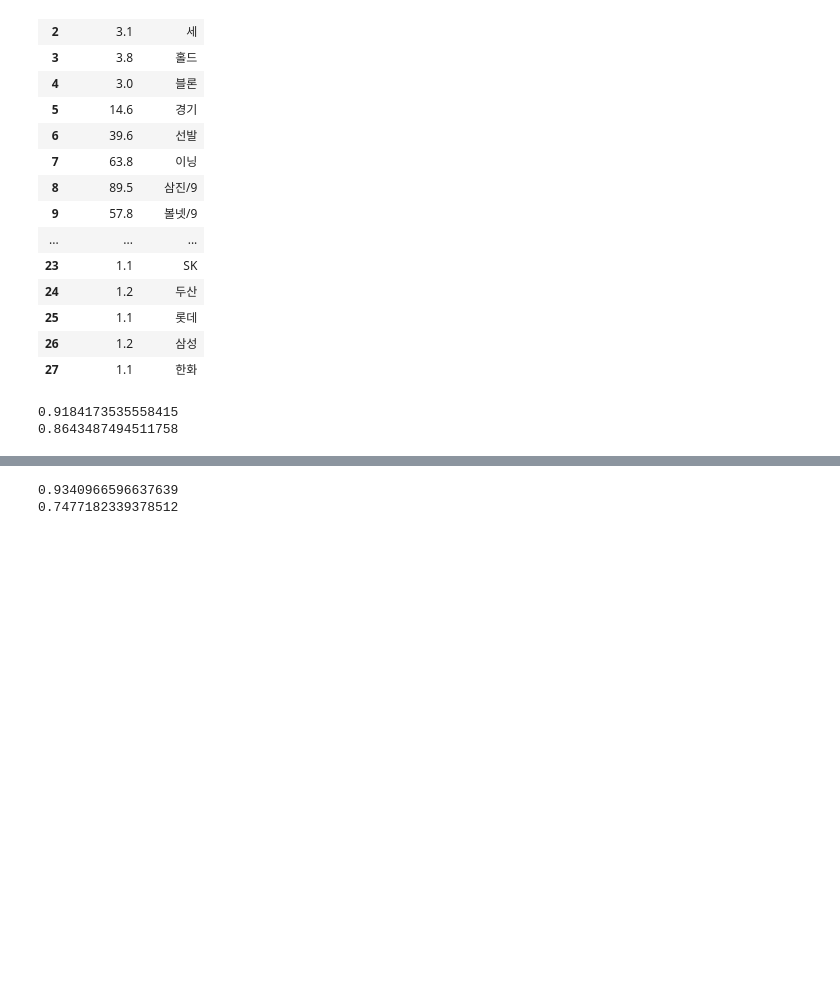
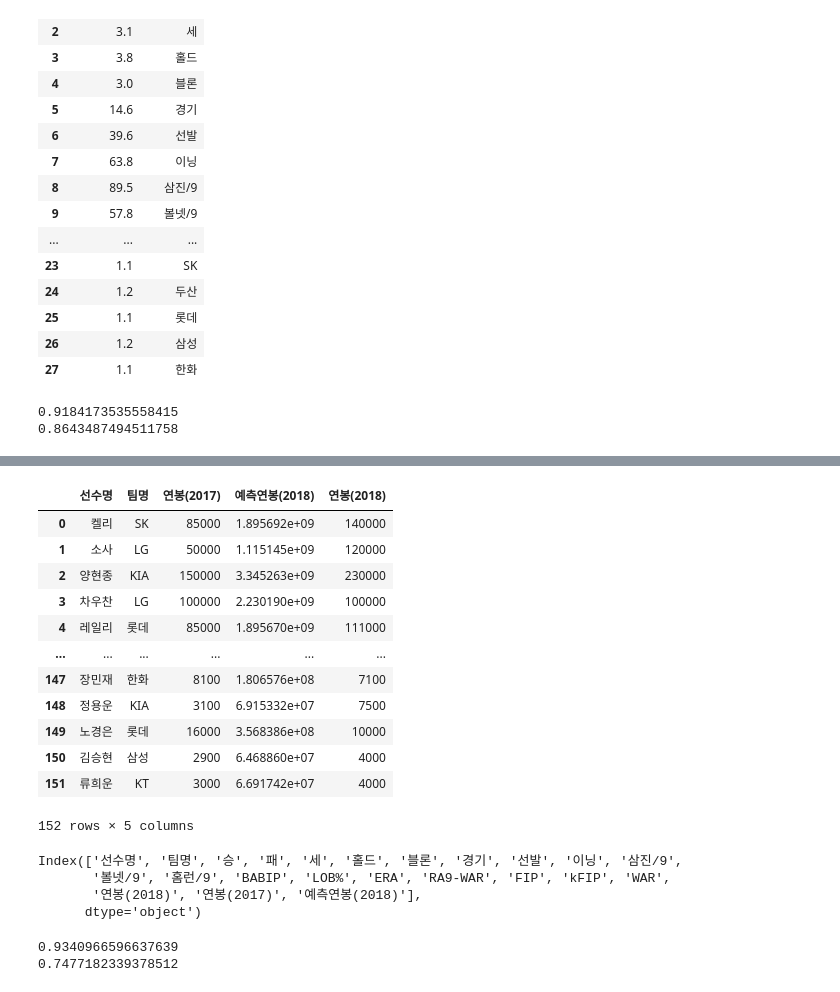
Before and after one commit to Hujin0322/medical1, a Jupyter notebook: m0523/m0523_04(야구연봉).ipynb, the cells around one changed output, grey strips where cells are left out. Drawn from its saved outputs; the diff is of its cells as text; code cells hidden in the pictures; blank space fills up the shorter version.

```diff
--- a/m0523/m0523_04(야구연봉).ipynb
+++ b/m0523/m0523_04(야구연봉).ipynb
@@ -394,3 +394,6 @@ print(lr.score(test_input,test_target))
 # %% [output]
 0.9184173535558415
 0.8643487494511758
+# %%
+pre_df = picher[['FIP','WAR','볼넷/9','삼진/9','연봉(2017)']]
+pre_df.head()
@@ -396,0 +407,4 @@ print(lr.score(test_input,test_target))
+# %%
+# 데이터 예측하기
+pre_2018 = lr.predict(pre_df)
+pre_2018
@@ -397,3 +429,29 @@ print(lr.score(test_input,test_target))
+# %%
+picher['예측연봉(2018)'] = pd.Series(pre_2018)
+# %%
+# 작년 연봉, 예측 연봉, 실제 연봉 출력
+picher[['선수명', '팀명','연봉(2017)', '예측연봉(2018)','연봉(2018)']]
+# %% [output]
+|  | 선수명 | 팀명 | 연봉(2017) | 예측연봉(2018) | 연봉(2018) |
+| 0 | 켈리 | SK | 85000 | 1.895692e+09 | 140000 |
+| 1 | 소사 | LG | 50000 | 1.115145e+09 | 120000 |
+| 2 | 양현종 | KIA | 150000 | 3.345263e+09 | 230000 |
+| 3 | 차우찬 | LG | 100000 | 2.230190e+09 | 100000 |
+| 4 | 레일리 | 롯데 | 85000 | 1.895670e+09 | 111000 |
+| ... | ... | ... | ... | ... | ... |
+| 147 | 장민재 | 한화 | 8100 | 1.806576e+08 | 7100 |
+| 148 | 정용운 | KIA | 3100 | 6.915332e+07 | 7500 |
+| 149 | 노경은 | 롯데 | 16000 | 3.568386e+08 | 10000 |
+| 150 | 김승현 | 삼성 | 2900 | 6.468860e+07 | 4000 |
+| 151 | 류희운 | KT | 3000 | 6.691742e+07 | 4000 |
+152 rows × 5 columns
+# %%
+picher.columns
+# %% [output]
+Index(['선수명', '팀명', '승', '패', '세', '홀드', '블론', '경기', '선발', '이닝', '삼진/9',
+       '볼넷/9', '홈런/9', 'BABIP', 'LOB%', 'ERA', 'RA9-WAR', 'FIP', 'kFIP', 'WAR',
+       '연봉(2018)', '연봉(2017)', '예측연봉(2018)'],
+      dtype='object')
 # %%
 nnew_df = picher_y_scaled_df.drop(['RA9-WAR','kFIP'],axis=1)
 # %%
```
Also changed, not shown: parts of 3 cells of this notebook.
